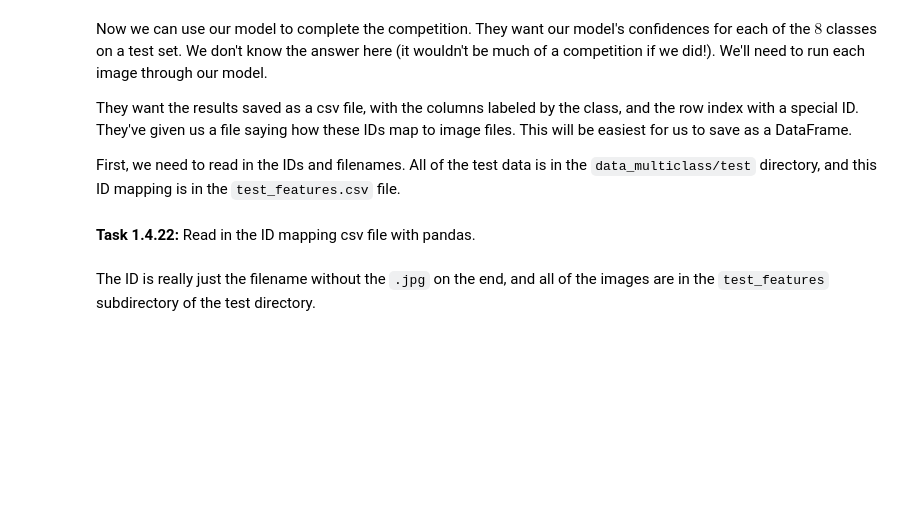
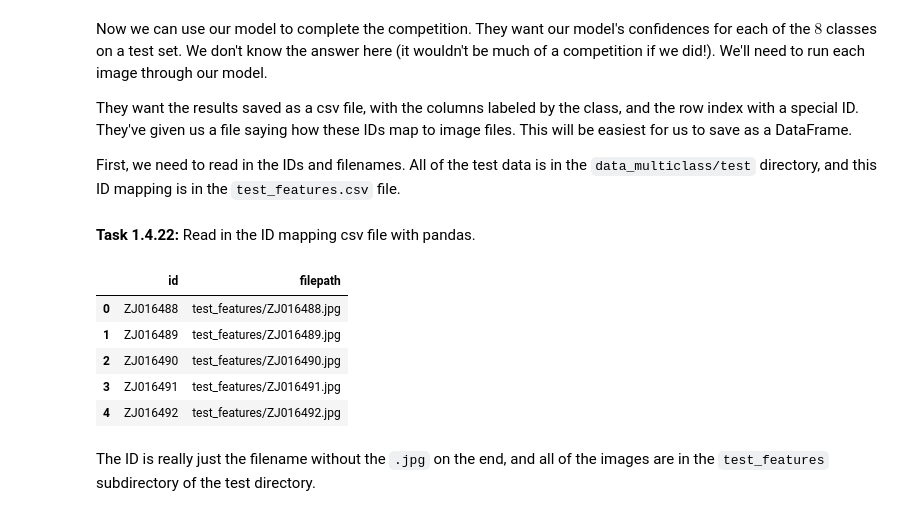
Before and after one commit to Phavour-EBEN/Applied-AI-Lab-Computer-Vision, a Jupyter notebook: 014-multiclass-classification.ipynb, the cells around one changed output. Cells and saved outputs as stored; diff of their text form; code cells hidden in the pictures; blank space fills up the shorter version.

```diff
--- a/014-multiclass-classification.ipynb
+++ b/014-multiclass-classification.ipynb
@@ -767,11 +831,18 @@ First, we need to read in the IDs and filenames. All of the test data is in the
 # %%
 test_dir = os.path.join(data_dir, "test")
 
 # Read the CSV file
-id_file_location = ...
-df_ids = ...
+id_file_location = os.path.join(test_dir, "test_features.csv")
+df_ids = pd.read_csv(id_file_location)
 
 df_ids.head()
+# %% [output]
+|  | id | filepath |
+| 0 | ZJ016488 | test_features/ZJ016488.jpg |
+| 1 | ZJ016489 | test_features/ZJ016489.jpg |
+| 2 | ZJ016490 | test_features/ZJ016490.jpg |
+| 3 | ZJ016491 | test_features/ZJ016491.jpg |
+| 4 | ZJ016492 | test_features/ZJ016492.jpg |
 # %% [markdown]
 The ID is really just the filename without the `.jpg` on the end, and all of the images are in the `test_features` subdirectory of the test directory.
 # %% [markdown]
```
Also changed, not shown: parts of 30 cells of this notebook.
